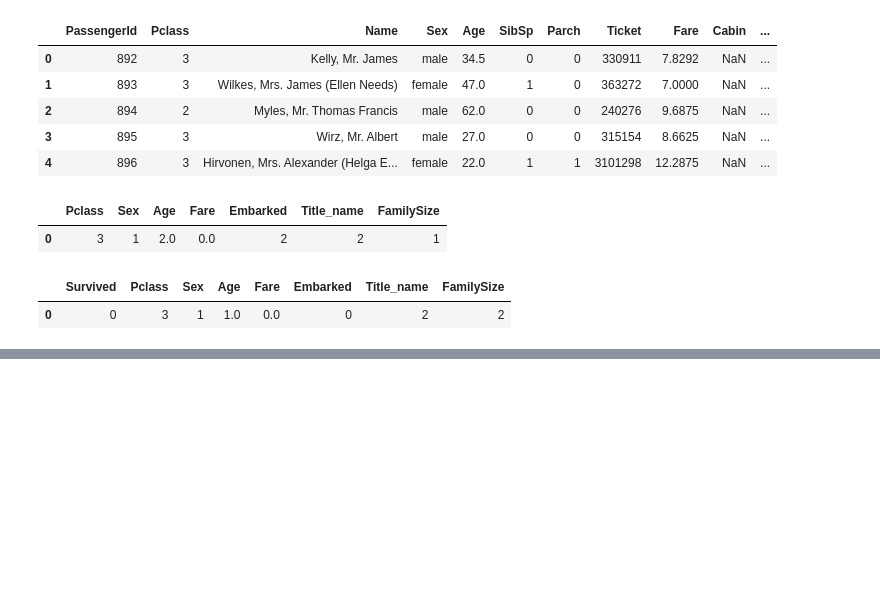
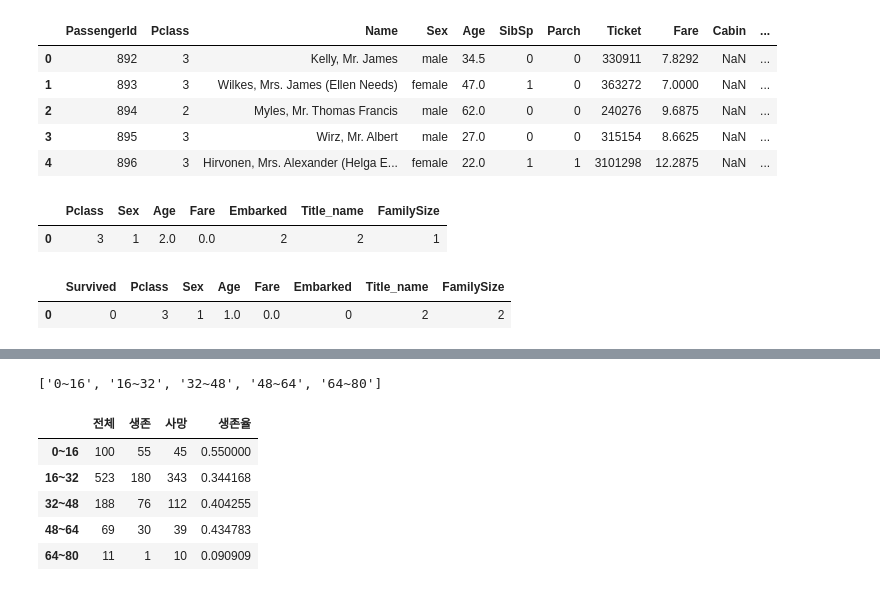
Before and after one commit to Annie-KMoon/python, a Jupyter notebook: 05.인공지능/08_타이타닉.ipynb, the cells around one changed output, grey strips where cells are left out. Drawn from its saved outputs; the diff is of its cells as text; code cells hidden in the pictures; blank space fills up the shorter version.

```diff
--- a/05.인공지능/08_타이타닉.ipynb
+++ b/05.인공지능/08_타이타닉.ipynb
@@ -749,0 +811,26 @@ train.head(1)
+# %%
+df_train['AgeRange'] = pd.cut(df_train['Age'],5)
+range = df_train['AgeRange'].value_counts()
+range = pd.Series(range)
+ranges = range.sort_index().index
+index = []
+for range in ranges:
+    range = str(range).replace('(','').replace(']','').split(',')
+    range = f'{float(range[0]):.0f}~{float(range[1]):.0f}'
+    # print(range)
+    index.append(range)
+index
+# %% [output]
+['0~16', '16~32', '32~48', '48~64', '64~80']
+# %%
+df = rate('Age')
+df = df.sort_index()
+df.index = index
+df
+# %% [output]
+|  | 전체 | 생존 | 사망 | 생존율 |
+| 0~16 | 100 | 55 | 45 | 0.550000 |
+| 16~32 | 523 | 180 | 343 | 0.344168 |
+| 32~48 | 188 | 76 | 112 | 0.404255 |
+| 48~64 | 69 | 30 | 39 | 0.434783 |
+| 64~80 | 11 | 1 | 10 | 0.090909 |
```
Also changed, not shown: parts of 14 cells of this notebook, 2 other files.
